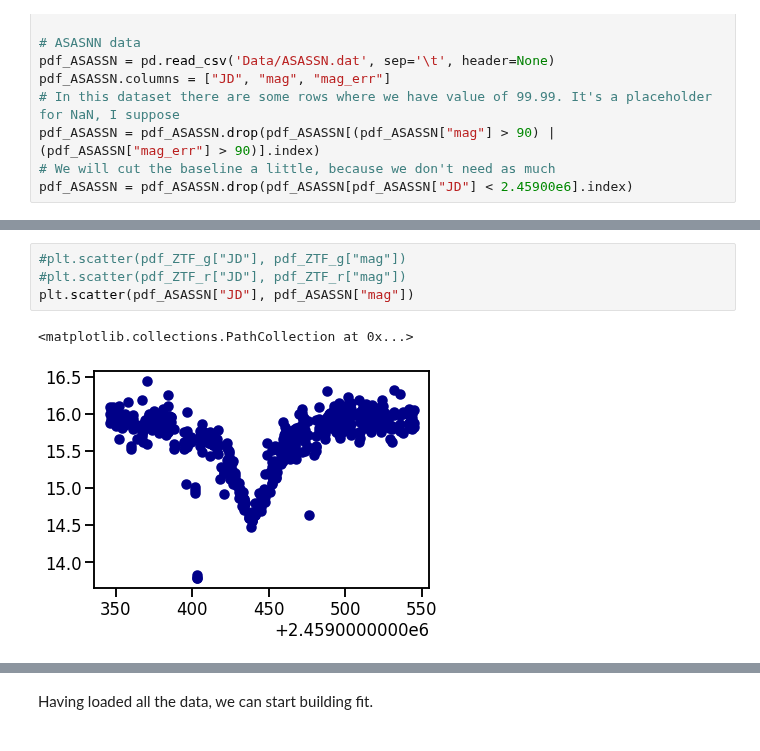
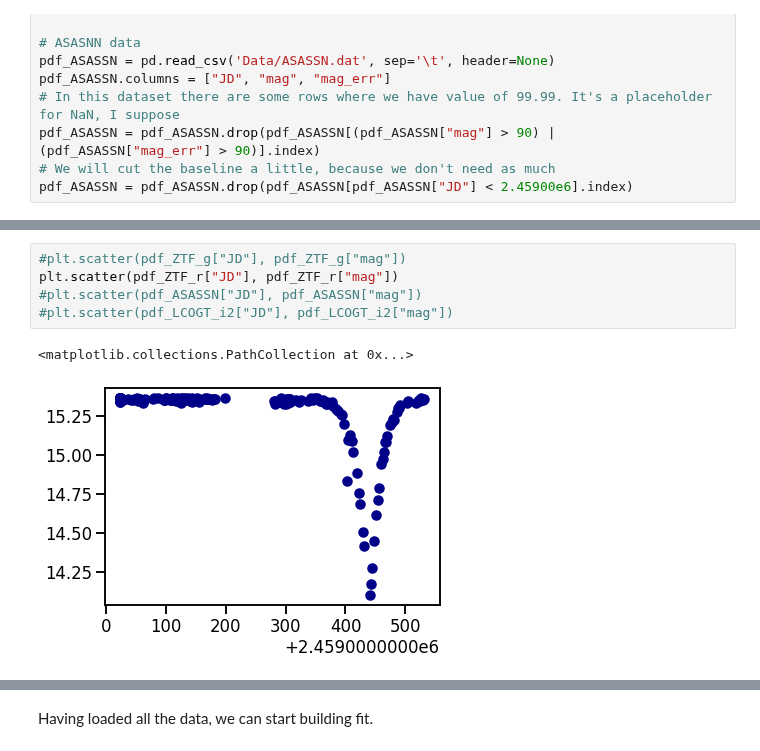
Before and after one commit to astrolabsoftware/fink-tutorials, a Jupyter notebook: galactic/ZTF18abktckv.ipynb, the cells around one changed output, grey strips where cells are left out. Drawn from its saved outputs; the diff is of its cells as text.

```diff
--- a/galactic/ZTF18abktckv.ipynb
+++ b/galactic/ZTF18abktckv.ipynb
@@ -710,7 +745,8 @@ pdf_ASASSN = pdf_ASASSN.drop(pdf_ASASSN[pdf_ASASSN["JD"] < 2.45900e6].index)
 # %%
 #plt.scatter(pdf_ZTF_g["JD"], pdf_ZTF_g["mag"])
-#plt.scatter(pdf_ZTF_r["JD"], pdf_ZTF_r["mag"])
-plt.scatter(pdf_ASASSN["JD"], pdf_ASASSN["mag"])
+plt.scatter(pdf_ZTF_r["JD"], pdf_ZTF_r["mag"])
+#plt.scatter(pdf_ASASSN["JD"], pdf_ASASSN["mag"])
+#plt.scatter(pdf_LCOGT_i2["JD"], pdf_LCOGT_i2["mag"])
 # %% [output]
 <matplotlib.collections.PathCollection at 0x...>
-[figure, old version]
+[figure, new version]
```
Also changed, not shown: parts of 13 cells of this notebook, 1 other file.
